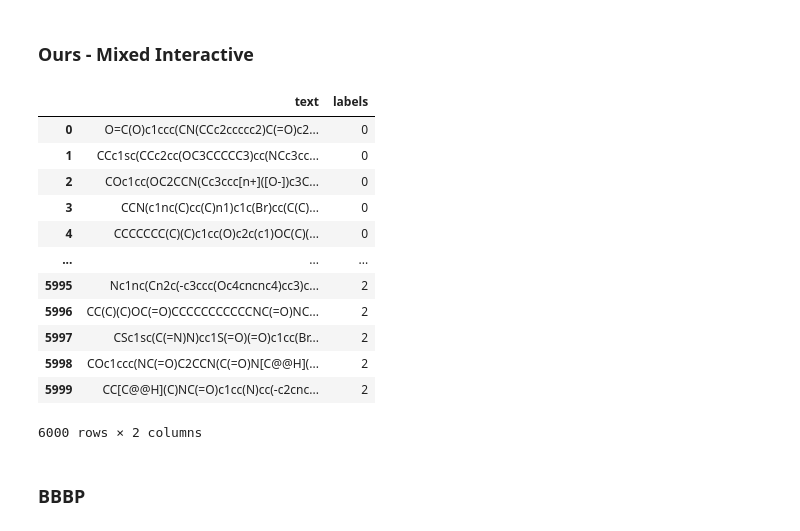
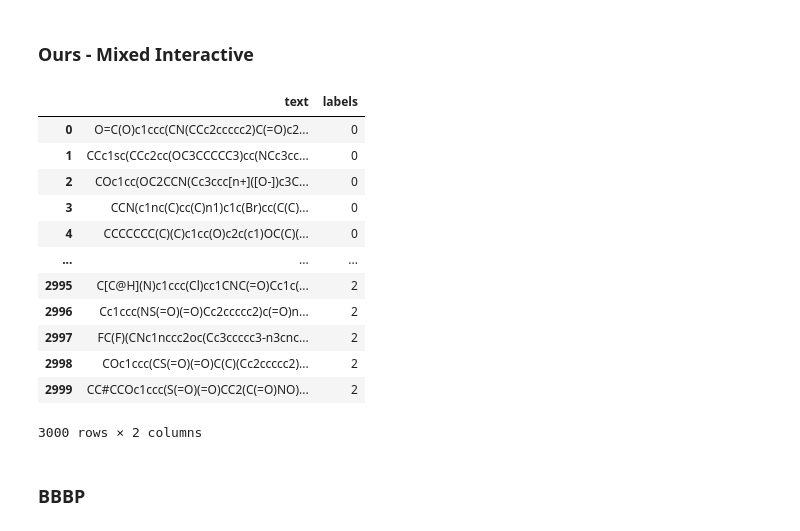
Before and after one commit to ilkersigirci/thesis-work, a Jupyter notebook: notebooks/clustering.ipynb, the cells around one changed output. Saved outputs shown, nothing was run; the diff lists cells and outputs as text; code cells hidden in the pictures.

```diff
--- a/notebooks/clustering.ipynb
+++ b/notebooks/clustering.ipynb
@@ -89,33 +88,33 @@ data
 # %% [markdown]
 ### Ours - Mixed Interactive
 # %%
-each_sample_size = 2000
+each_sample_size = 1000
 protein_types = ["gpcr", "kinase", "protease"]
 protein_types.sort()
 protein_labels = [x for x in range(len(protein_types))]
 
 data = load_mixed_interacted_compounds(
     protein_types=protein_types,
     each_sample_size=each_sample_size,
     random_state=random_state,
     convert_category=True,
 )
 smiles = data["text"].tolist()
 data
 # %% [output]
 |  | text | labels |
 | 0 | O=C(O)c1ccc(CN(CCc2ccccc2)C(=O)c2... | 0 |
 | 1 | CCc1sc(CCc2cc(OC3CCCCC3)cc(NCc3cc... | 0 |
 | 2 | COc1cc(OC2CCN(Cc3ccc[n+]([O-])c3C... | 0 |
 | 3 | CCN(c1nc(C)cc(C)n1)c1c(Br)cc(C(C)... | 0 |
 | 4 | CCCCCCC(C)(C)c1cc(O)c2c(c1)OC(C)(... | 0 |
 | ... | ... | ... |
-| 5995 | Nc1nc(Cn2c(-c3ccc(Oc4cncnc4)cc3)c... | 2 |
-| 5996 | CC(C)(C)OC(=O)CCCCCCCCCCCNC(=O)NC... | 2 |
-| 5997 | CSc1sc(C(=N)N)cc1S(=O)(=O)c1cc(Br... | 2 |
-| 5998 | COc1ccc(NC(=O)C2CCN(C(=O)N[C@@H](... | 2 |
-| 5999 | CC[C@@H](C)NC(=O)c1cc(N)cc(-c2cnc... | 2 |
+| 2995 | C[C@H](N)c1ccc(Cl)cc1CNC(=O)Cc1c(... | 2 |
+| 2996 | Cc1ccc(NS(=O)(=O)Cc2ccccc2)c(=O)n... | 2 |
+| 2997 | FC(F)(CNc1nccc2oc(Cc3ccccc3-n3cnc... | 2 |
+| 2998 | COc1ccc(CS(=O)(=O)C(C)(Cc2ccccc2)... | 2 |
+| 2999 | CC#CCOc1ccc(S(=O)(=O)CC2(C(=O)NO)... | 2 |
-6000 rows × 2 columns
+3000 rows × 2 columns
 # %% [markdown]
 ### BBBP
 # %%
```
Also changed, not shown: parts of 16 cells of this notebook, 10 other files.
